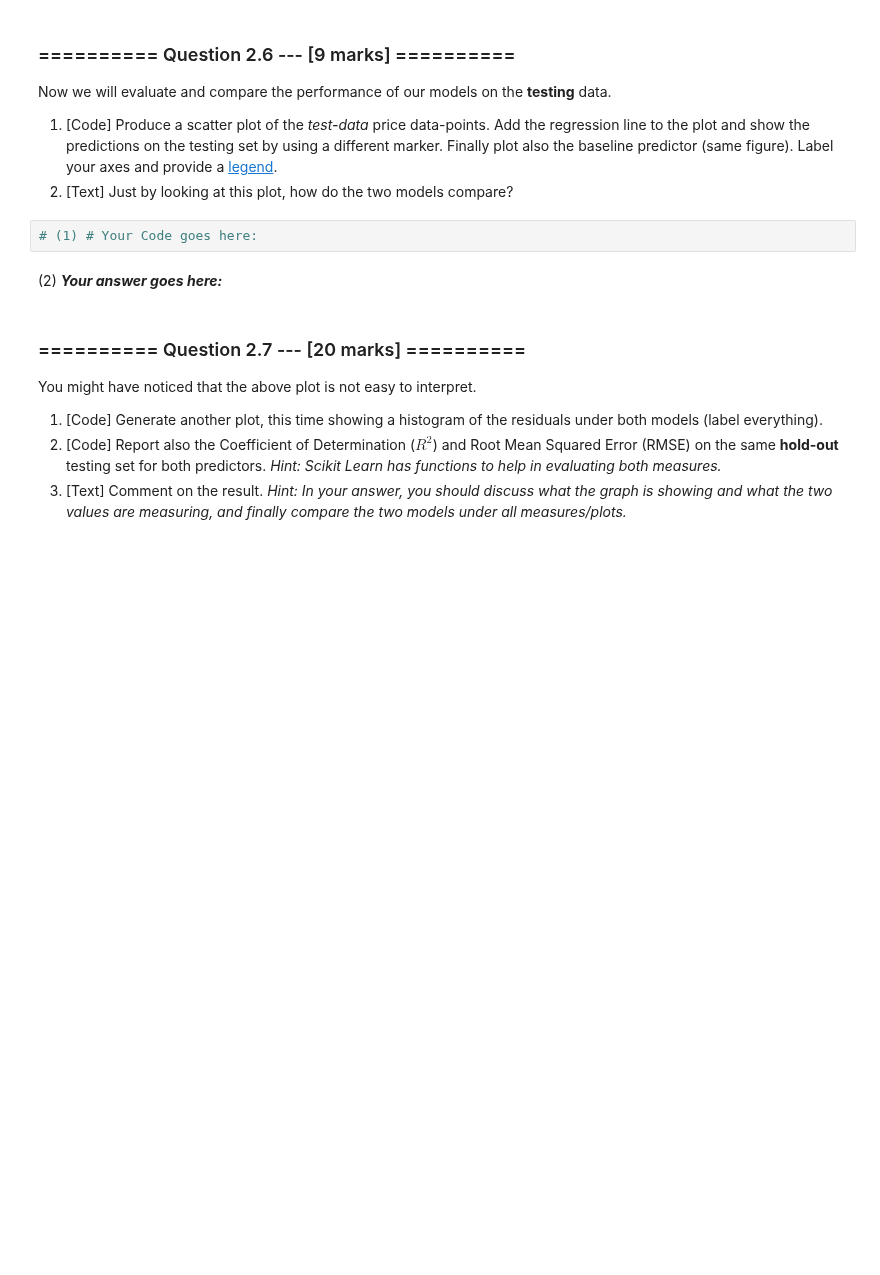
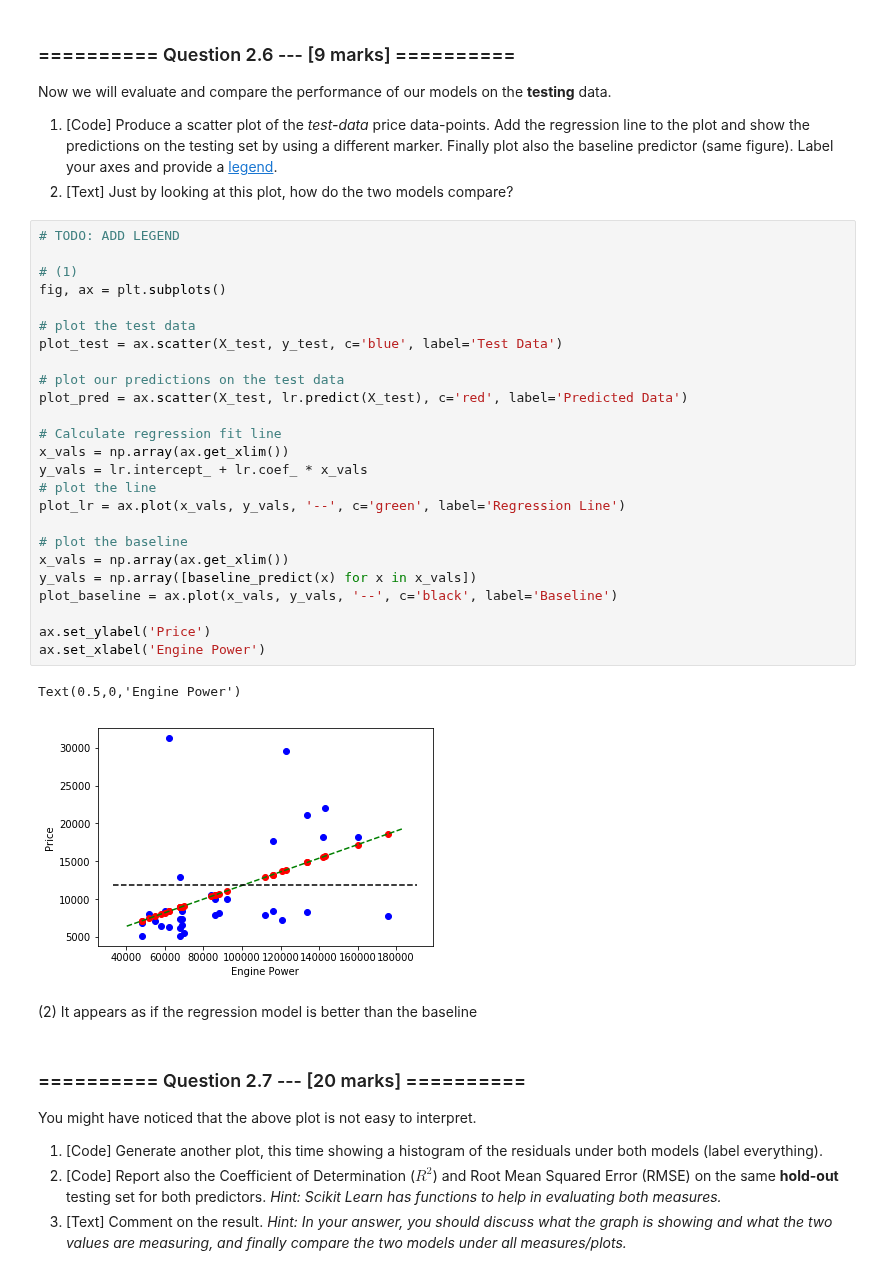
Before and after one commit to tjcdev/iaml, a Jupyter notebook: Assignments/02_LinearRegression.ipynb, the cells around one changed output. Cells and saved outputs as stored; diff of their text form; blank space fills up the shorter version.

```diff
--- a/Assignments/02_LinearRegression.ipynb
+++ b/Assignments/02_LinearRegression.ipynb
@@ -320,10 +320,36 @@ print(lr.get_params())
 Now we will evaluate and compare the performance of our models on the **testing** data.
 1. [Code] Produce a scatter plot of the *test-data* price data-points. Add the regression line to the plot and show the predictions on the testing set by using a different marker. Finally plot also the baseline predictor (same figure). Label your axes and provide a [legend](https://matplotlib.org/2.2.3/api/legend_api.html).
 1. [Text] Just by looking at this plot, how do the two models compare?
-# %%
-# (1) # Your Code goes here:
-# %% [markdown]
-(2) ***Your answer goes here:***
+# %%
+# TODO: ADD LEGEND
+
+# (1)
+fig, ax = plt.subplots()
+
+# plot the test data
+plot_test = ax.scatter(X_test, y_test, c='blue', label='Test Data')
+
+# plot our predictions on the test data
+plot_pred = ax.scatter(X_test, lr.predict(X_test), c='red', label='Predicted Data')
+
+# Calculate regression fit line
+x_vals = np.array(ax.get_xlim())
+y_vals = lr.intercept_ + lr.coef_ * x_vals
+# plot the line
+plot_lr = ax.plot(x_vals, y_vals, '--', c='green', label='Regression Line')
+
+# plot the baseline
+x_vals = np.array(ax.get_xlim())
+y_vals = np.array([baseline_predict(x) for x in x_vals])
+plot_baseline = ax.plot(x_vals, y_vals, '--', c='black', label='Baseline')
+
+ax.set_ylabel('Price')
+ax.set_xlabel('Engine Power')
+# %% [output]
+Text(0.5,0,'Engine Power')
+[figure, added]
+# %% [markdown]
+(2) It appears as if the regression model is better than the baseline
 # %% [markdown]
 ### ========== Question 2.7 --- [20 marks] ==========
 
```
